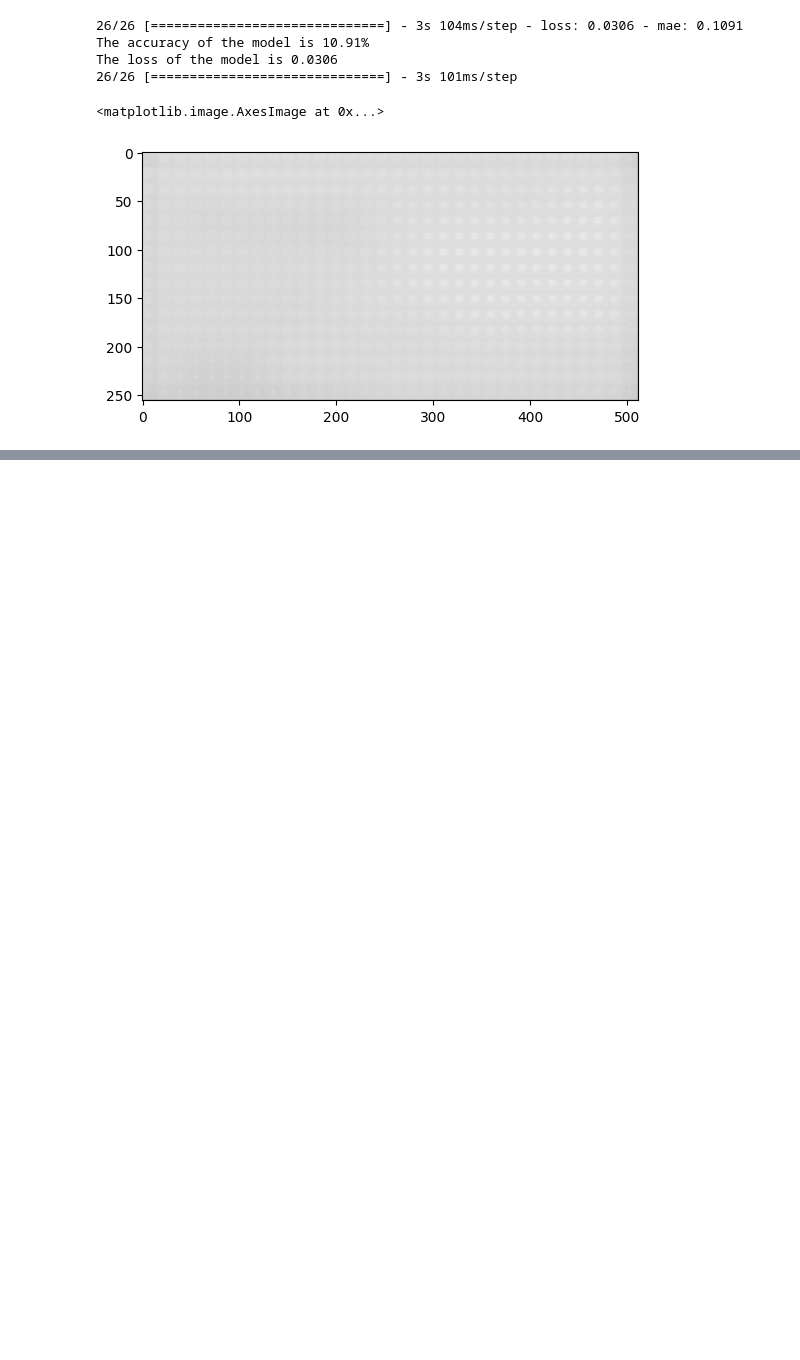
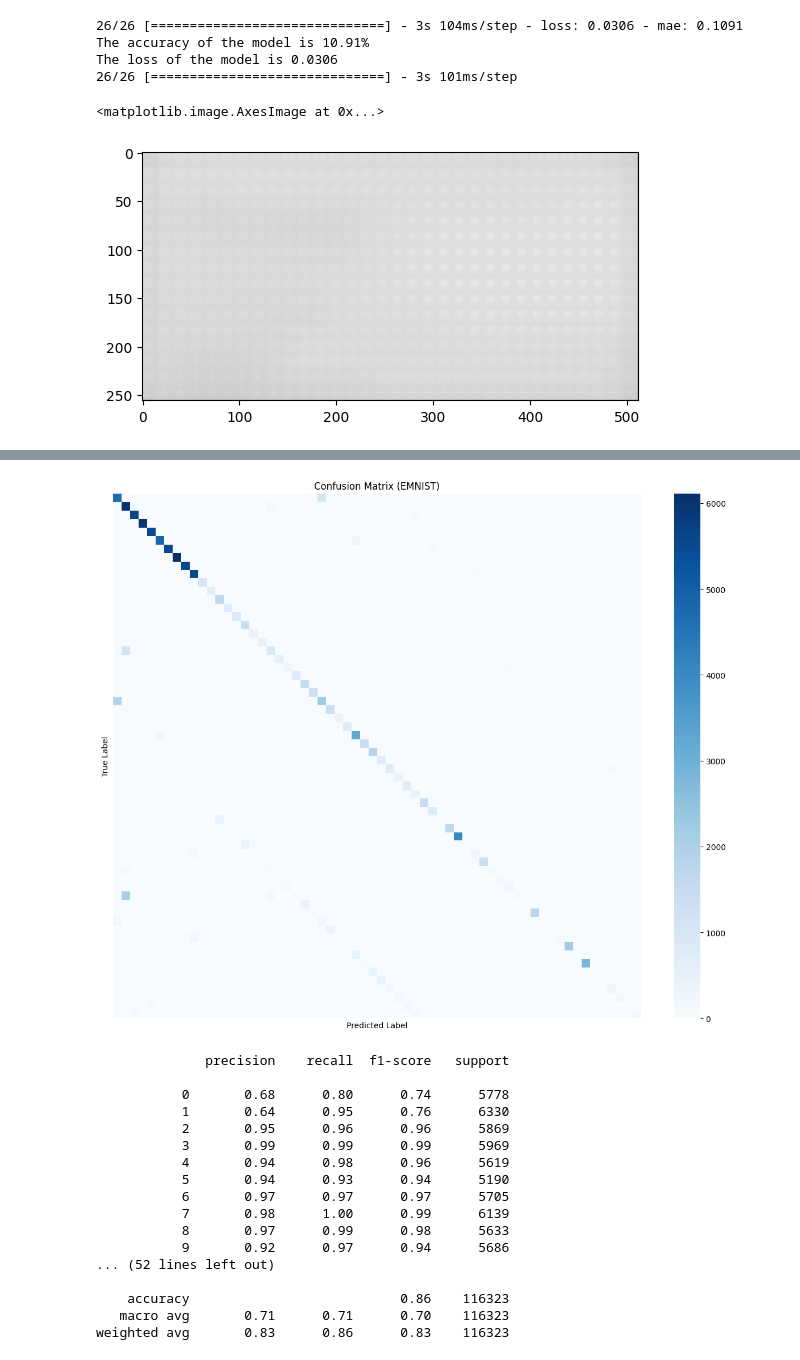
Before and after one commit to NicKylis/letter_recognition, a Jupyter notebook: main_text.ipynb, the cells around one changed output, grey strips where cells are left out. Cells and saved outputs as stored; diff of their text form; code cells hidden in the pictures; blank space fills up the shorter version.

```diff
--- a/main_text.ipynb
+++ b/main_text.ipynb
@@ -330,0 +378,18 @@ plt.imshow(denoised_images[0].squeeze(), cmap='gray')
+# %%
+x_train, x_val, y_train, y_val = train_test_split(x_train, y_train, test_size=validation_split, random_state=42)
+
+y_train = to_categorical(y_train, num_of_classes)
+y_val = to_categorical(y_val, num_of_classes)
+y_test = to_categorical(y_test, num_of_classes)
+
+val_test_generator = ImageDataGenerator()
+train_generator = ImageDataGenerator(
+    rotation_range=25,
+    width_shift_range=0.15,
+    height_shift_range=0.15,
+    shear_range=0.2,
+    zoom_range=0.2)
+
+train_dataset = train_generator.flow(x_train, y_train, batch_size=batch_size)
+val_dataset = val_test_generator.flow(x_val, y_val, batch_size=batch_size)
+test_dataset = val_test_generator.flow(x_test, y_test, batch_size=batch_size)
@@ -330,0 +511,19 @@ plt.imshow(denoised_images[0].squeeze(), cmap='gray')
+# %%
+def test_model(model, test_dataset):
+    y_pred = model.predict(x_test)
+    y_pred_classes = y_pred.argmax(axis=1)  # Convert probabilities to class labels
+    y_true = y_test.argmax(axis=1)  # Convert one-hot labels back to class labels
+
+    cm = confusion_matrix(y_true, y_pred_classes)
+
+    plt.figure(figsize=(15, 12))
+    sns.heatmap(cm, cmap='Blues', xticklabels=False, yticklabels=False)
+    plt.xlabel('Predicted Label')
+    plt.ylabel('True Label')
+    plt.title('Confusion Matrix (EMNIST)')
+    plt.show()
+
+    print(classification_report(y_true, y_pred_classes))
+
+test_model(model, test_dataset)
+# %% [output]
@@ -330,0 +531,18 @@ plt.imshow(denoised_images[0].squeeze(), cmap='gray')
+[figure, added]
+              precision    recall  f1-score   support
+
+           0       0.68      0.80      0.74      5778
+           1       0.64      0.95      0.76      6330
+           2       0.95      0.96      0.96      5869
+           3       0.99      0.99      0.99      5969
+           4       0.94      0.98      0.96      5619
+           5       0.94      0.93      0.94      5190
+           6       0.97      0.97      0.97      5705
+           7       0.98      1.00      0.99      6139
+           8       0.97      0.99      0.98      5633
+           9       0.92      0.97      0.94      5686
+... (52 lines left out)
+
+    accuracy                           0.86    116323
+   macro avg       0.71      0.71      0.70    116323
+weighted avg       0.83      0.86      0.83    116323
```
Also changed, not shown: parts of 11 cells of this notebook.
